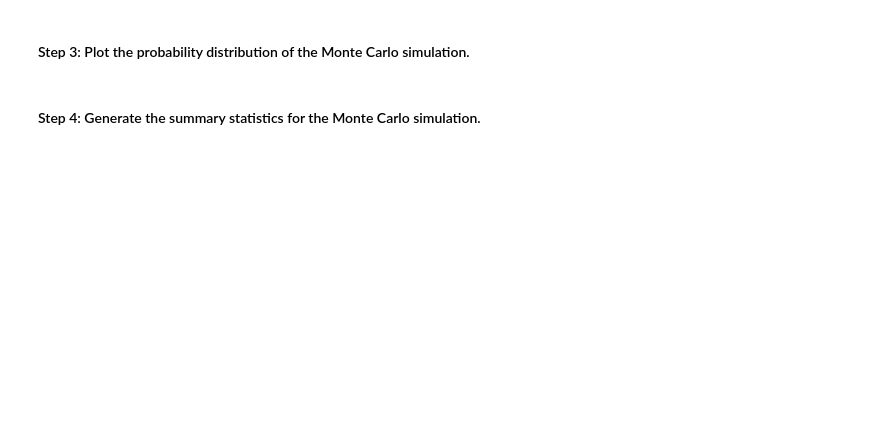
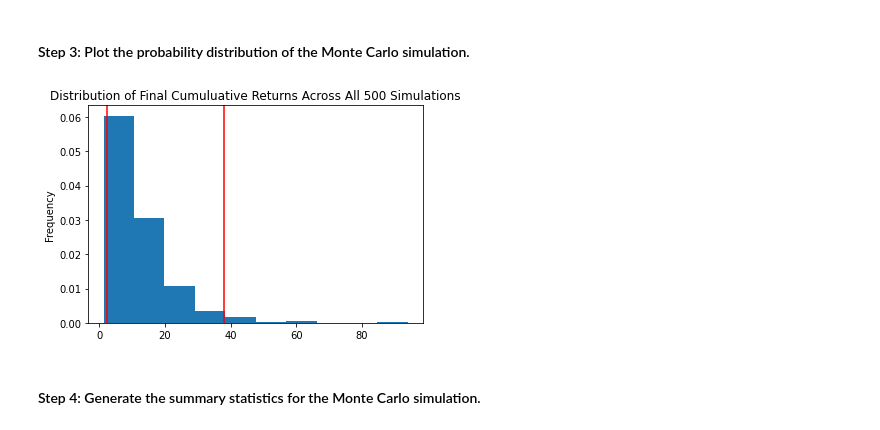
Before and after one commit to danicavalera/Financial_Planning, a Jupyter notebook: Assignment/financial_planning_tools.ipynb, the cells around one changed output. Saved outputs shown, nothing was run; the diff lists cells and outputs as text; code cells hidden in the pictures; blank space fills up the shorter version.

```diff
--- a/Assignment/financial_planning_tools.ipynb
+++ b/Assignment/financial_planning_tools.ipynb
@@ -505,7 +563,9 @@ ValueError: Length mismatch: Expected axis has 1 elements, new values have 2 ele
 # %%
 # Visualize the probability distribution of the 30-year Monte Carlo simulation
 # by plotting a histogram
-# YOUR CODE HERE
+MC_hist_plot = MC_thirtyyear.plot_distribution()
+# %% [output]
+[figure, added]
 # %% [markdown]
 #### Step 4: Generate the summary statistics for the Monte Carlo simulation.
 # %%
```
Also changed, not shown: parts of 8 cells of this notebook.
